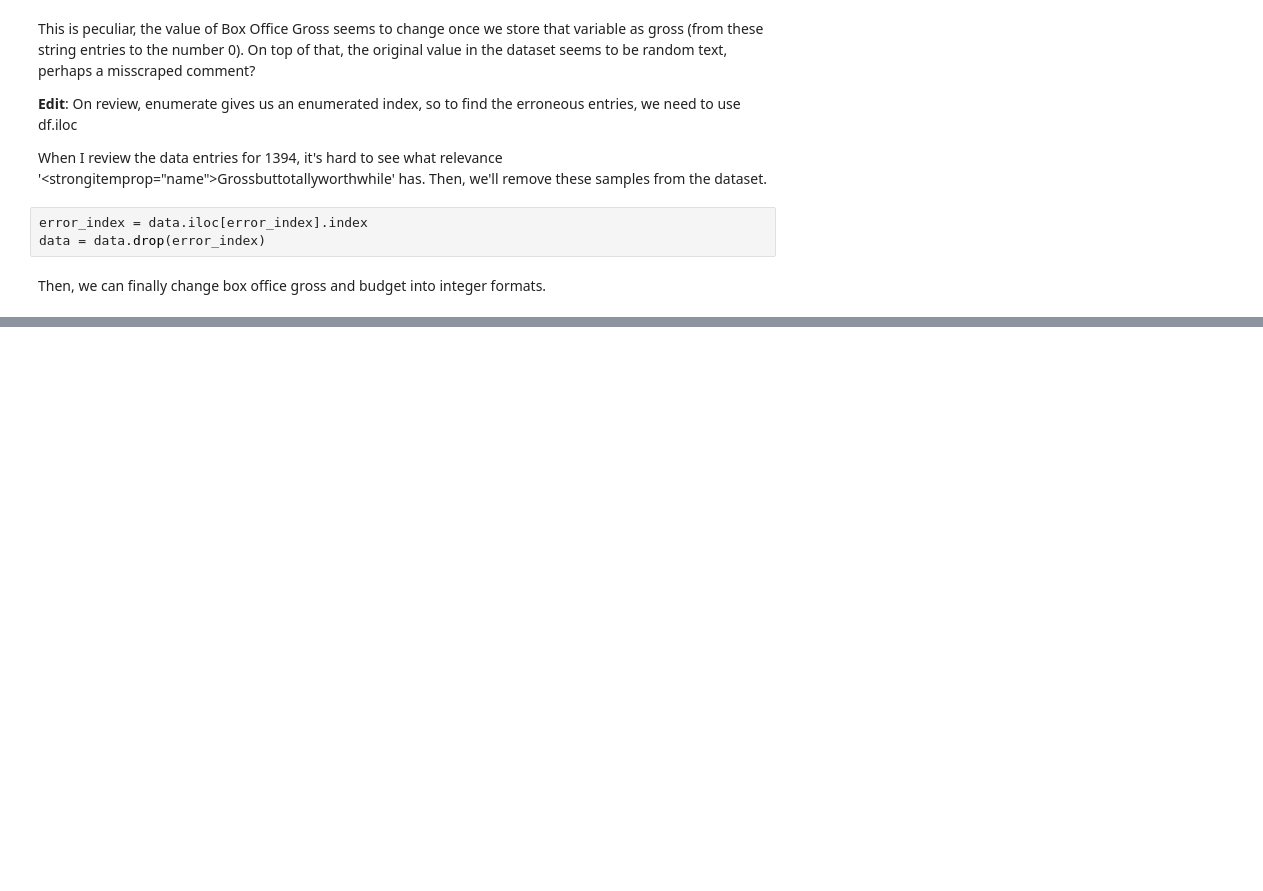
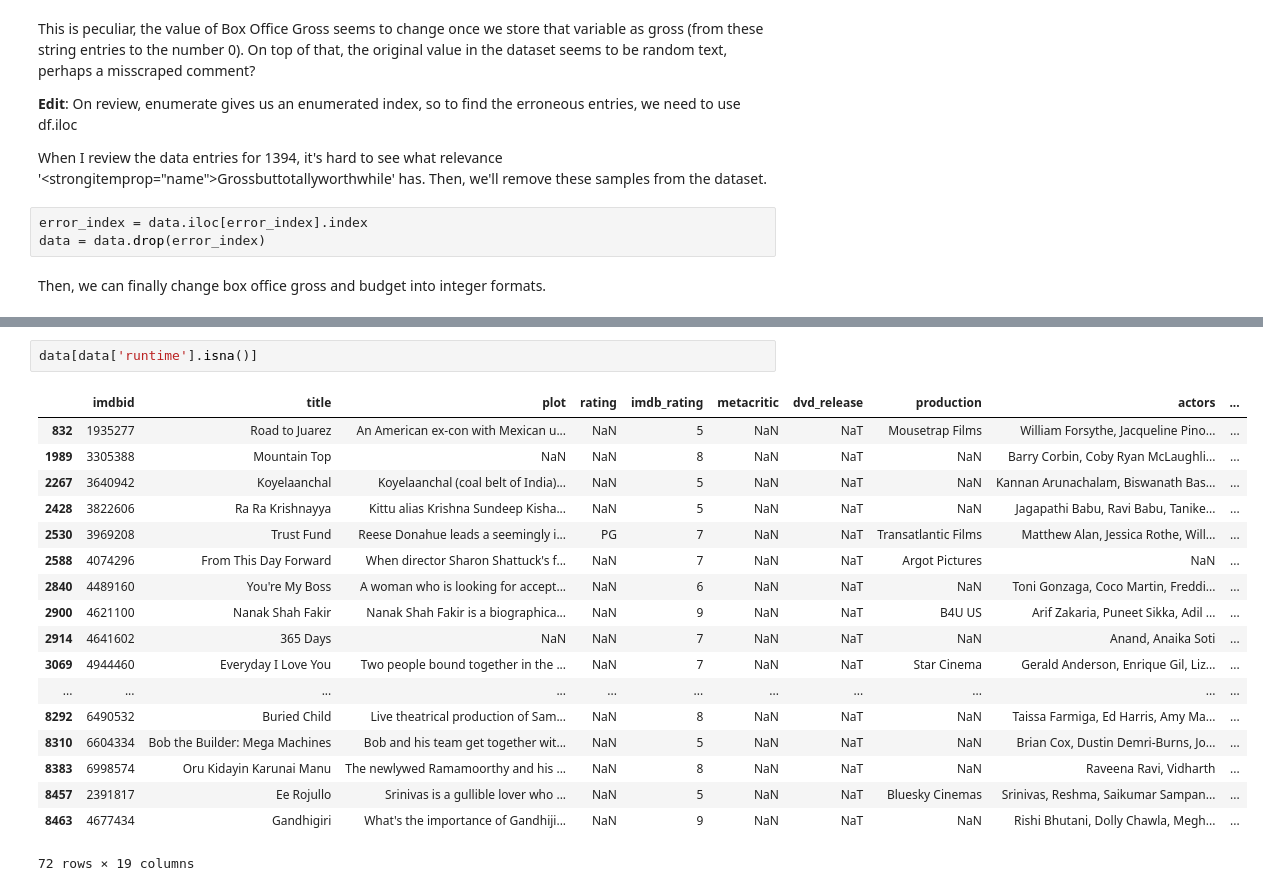
Before and after one commit to devinthai/NBCUniversal, a Jupyter notebook: Data Cleaning (revision 2).ipynb, the cells around one changed output, grey strips where cells are left out. Cells and saved outputs as stored; diff of their text form; blank space fills up the shorter version.

```diff
--- a/Data Cleaning (revision 2).ipynb
+++ b/Data Cleaning (revision 2).ipynb
@@ -349,0 +464,21 @@ memory usage: 1.3+ MB
+# %%
+data[data['runtime'].isna()]
+# %% [output]
+|  | imdbid | title | plot | rating | imdb_rating | metacritic | dvd_release | production | actors | ... |
+| 832 | 1935277 | Road to Juarez | An American ex-con with Mexican u... | NaN | 5 | NaN | NaT | Mousetrap Films | William Forsythe, Jacqueline Pino... | ... |
+| 1989 | 3305388 | Mountain Top | NaN | NaN | 8 | NaN | NaT | NaN | Barry Corbin, Coby Ryan McLaughli... | ... |
+| 2267 | 3640942 | Koyelaanchal | Koyelaanchal (coal belt of India)... | NaN | 5 | NaN | NaT | NaN | Kannan Arunachalam, Biswanath Bas... | ... |
+| 2428 | 3822606 | Ra Ra Krishnayya | Kittu alias Krishna Sundeep Kisha... | NaN | 5 | NaN | NaT | NaN | Jagapathi Babu, Ravi Babu, Tanike... | ... |
+| 2530 | 3969208 | Trust Fund | Reese Donahue leads a seemingly i... | PG | 7 | NaN | NaT | Transatlantic Films | Matthew Alan, Jessica Rothe, Will... | ... |
+| 2588 | 4074296 | From This Day Forward | When director Sharon Shattuck's f... | NaN | 7 | NaN | NaT | Argot Pictures | NaN | ... |
+| 2840 | 4489160 | You're My Boss | A woman who is looking for accept... | NaN | 6 | NaN | NaT | NaN | Toni Gonzaga, Coco Martin, Freddi... | ... |
+| 2900 | 4621100 | Nanak Shah Fakir | Nanak Shah Fakir is a biographica... | NaN | 9 | NaN | NaT | B4U US | Arif Zakaria, Puneet Sikka, Adil ... | ... |
+| 2914 | 4641602 | 365 Days | NaN | NaN | 7 | NaN | NaT | NaN | Anand, Anaika Soti | ... |
+| 3069 | 4944460 | Everyday I Love You | Two people bound together in the ... | NaN | 7 | NaN | NaT | Star Cinema | Gerald Anderson, Enrique Gil, Liz... | ... |
+| ... | ... | ... | ... | ... | ... | ... | ... | ... | ... | ... |
+| 8292 | 6490532 | Buried Child | Live theatrical production of Sam... | NaN | 8 | NaN | NaT | NaN | Taissa Farmiga, Ed Harris, Amy Ma... | ... |
+| 8310 | 6604334 | Bob the Builder: Mega Machines | Bob and his team get together wit... | NaN | 5 | NaN | NaT | NaN | Brian Cox, Dustin Demri-Burns, Jo... | ... |
+| 8383 | 6998574 | Oru Kidayin Karunai Manu | The newlywed Ramamoorthy and his ... | NaN | 8 | NaN | NaT | NaN | Raveena Ravi, Vidharth | ... |
+| 8457 | 2391817 | Ee Rojullo | Srinivas is a gullible lover who ... | NaN | 5 | NaN | NaT | Bluesky Cinemas | Srinivas, Reshma, Saikumar Sampan... | ... |
+| 8463 | 4677434 | Gandhigiri | What's the importance of Gandhiji... | NaN | 9 | NaN | NaT | NaN | Rishi Bhutani, Dolly Chawla, Megh... | ... |
+72 rows × 19 columns
```
Also changed, not shown: parts of 49 cells of this notebook.
